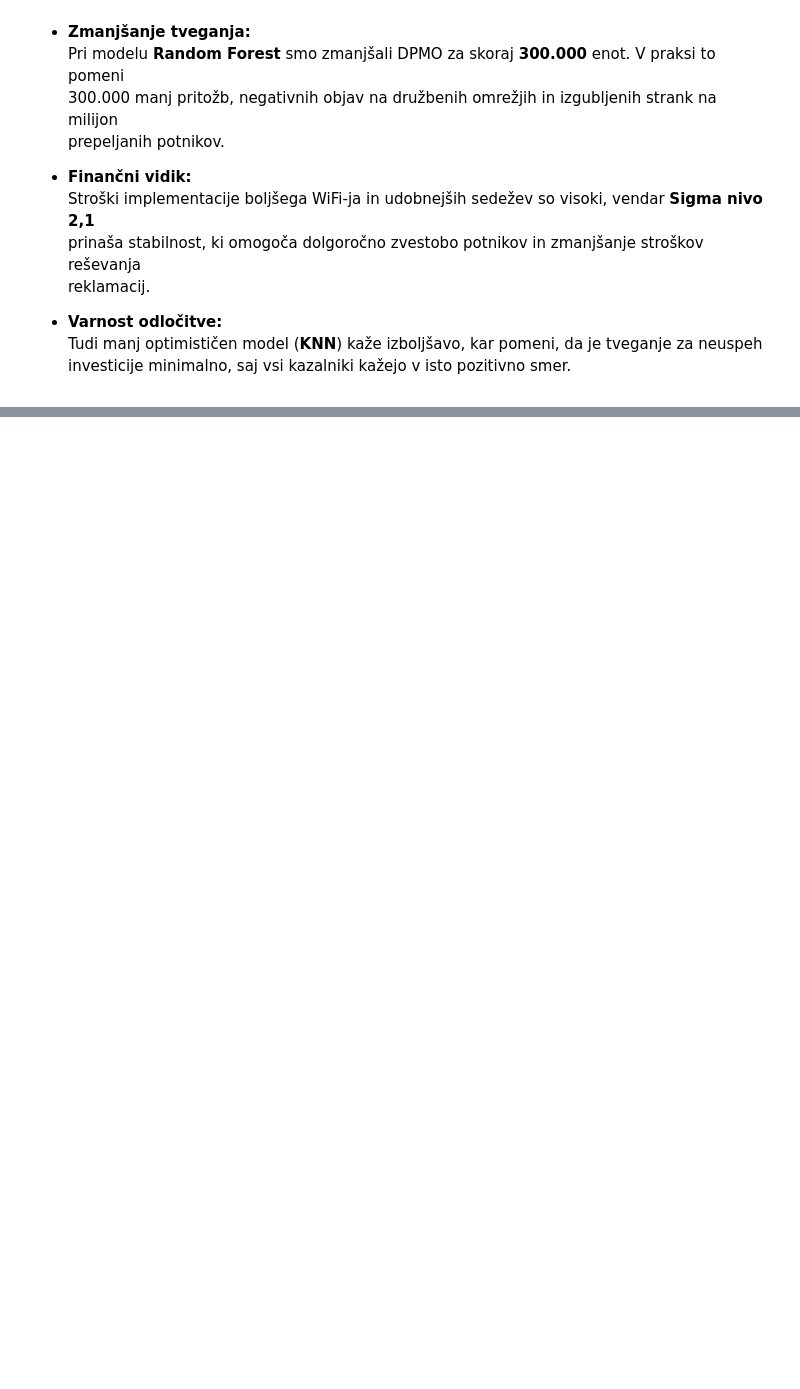
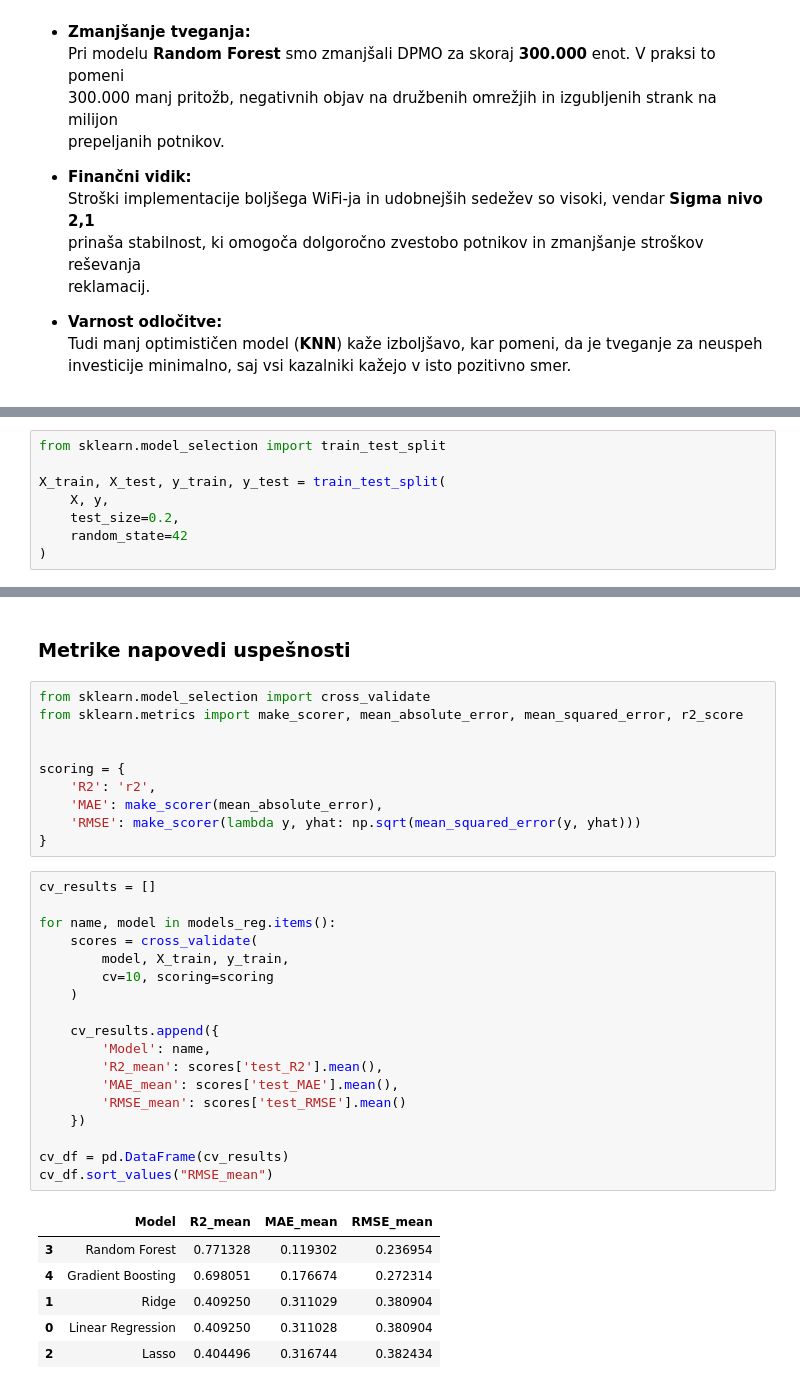
Before and after one commit to RokPorekar/VUVI-seminar-paper, a Jupyter notebook: report.ipynb, the cells around one changed output, grey strips where cells are left out. Cells and saved outputs as stored; diff of their text form; blank space fills up the shorter version.

```diff
--- a/report.ipynb
+++ b/report.ipynb
@@ -1149,0 +1263,8 @@ Rezultati v celoti upravičujejo implementacijo predlaganih ukrepov.
+# %%
+from sklearn.model_selection import train_test_split
+
+X_train, X_test, y_train, y_test = train_test_split(
+    X, y,
+    test_size=0.2,
+    random_state=42
+)
@@ -1149,0 +1318,37 @@ Rezultati v celoti upravičujejo implementacijo predlaganih ukrepov.
+# %% [markdown]
+### Metrike napovedi uspešnosti
+# %%
+from sklearn.model_selection import cross_validate
+from sklearn.metrics import make_scorer, mean_absolute_error, mean_squared_error, r2_score
+
+
+scoring = {
+    'R2': 'r2',
+    'MAE': make_scorer(mean_absolute_error),
+    'RMSE': make_scorer(lambda y, yhat: np.sqrt(mean_squared_error(y, yhat)))
+}
+# %%
+cv_results = []
+
+for name, model in models_reg.items():
+    scores = cross_validate(
+        model, X_train, y_train,
+        cv=10, scoring=scoring
+    )
+
+    cv_results.append({
+        'Model': name,
+        'R2_mean': scores['test_R2'].mean(),
+        'MAE_mean': scores['test_MAE'].mean(),
+        'RMSE_mean': scores['test_RMSE'].mean()
+    })
+
+cv_df = pd.DataFrame(cv_results)
+cv_df.sort_values("RMSE_mean")
+# %% [output]
+|  | Model | R2_mean | MAE_mean | RMSE_mean |
+| 3 | Random Forest | 0.771328 | 0.119302 | 0.236954 |
+| 4 | Gradient Boosting | 0.698051 | 0.176674 | 0.272314 |
+| 1 | Ridge | 0.409250 | 0.311029 | 0.380904 |
+| 0 | Linear Regression | 0.409250 | 0.311028 | 0.380904 |
+| 2 | Lasso | 0.404496 | 0.316744 | 0.382434 |
```
Also changed, not shown: parts of 52 cells of this notebook, 3 other files.
